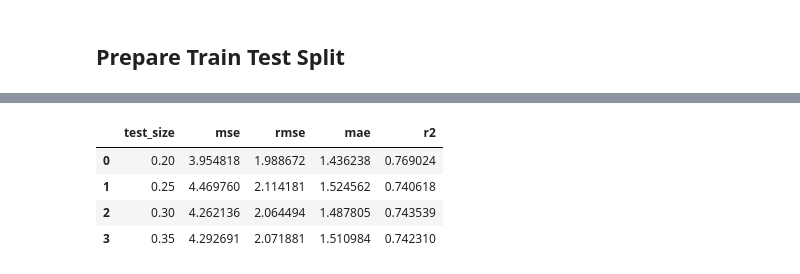
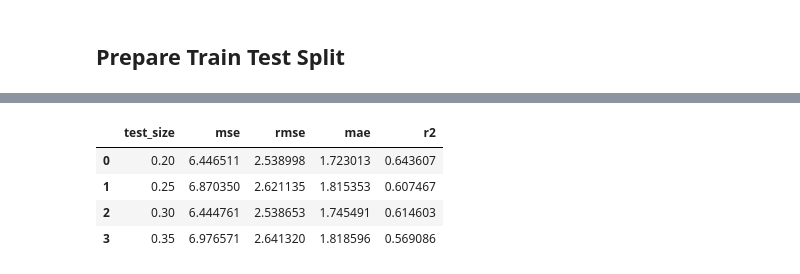
Before and after one commit to roniwahyu/outlier-detection2024, a Jupyter notebook: 01.Dataset-Rofiqul/Ujicoba3-29052024/09_06_0_N2O_Agriculture_TestTraining_IDO.ipynb, the cells around one changed output, grey strips where cells are left out. Saved outputs shown, nothing was run; the diff lists cells and outputs as text; code cells hidden in the pictures.

```diff
--- a/01.Dataset-Rofiqul/Ujicoba3-29052024/09_06_0_N2O_Agriculture_TestTraining_IDO.ipynb
+++ b/01.Dataset-Rofiqul/Ujicoba3-29052024/09_06_0_N2O_Agriculture_TestTraining_IDO.ipynb
@@ -26,7 +26,8 @@ from scipy.spatial.distance import mahalanobis
 # file_path = 'dataset/agriculture_dataset.csv'
 # file_path = 'dataset/09_05_1_AgricultureOutliersResult_30052024.csv'
 # file_path = 'dataset/09_05_3_0_AgricultureOutliersDetectionResults.csv'
-file_path = 'dataset/09_05_3_2_AgricultureOutliersVotingBasedResult.csv'
+# file_path = 'dataset/09_05_3_2_AgricultureOutliersVotingBasedResult.csv'
+file_path = 'dataset/09_05_4_1_AgricultureOutliers_HardVotingBased_IDO.csv'
 data= pd.read_csv(file_path)
 # %%
 from sklearn.metrics import precision_score, recall_score, f1_score
@@ -202,13 +248,13 @@ R-squared: 0.7435392983181861
 # %%
 # Convert results to a DataFrame
 eval_df = pd.DataFrame(evaluation)
 
 # Save the results to a CSV file
-eval_df.to_csv('dataset/0906_1_xgboost_evaluation_datauji_plain_nooutliers_results.csv', index=False)
+eval_df.to_csv('dataset/0906_1_xgboost_evaluation_datauji_plain_nooutliers_results_IDO.csv', index=False)
 eval_df
 # %% [output]
 |  | test_size | mse | rmse | mae | r2 |
-| 0 | 0.20 | 3.954818 | 1.988672 | 1.436238 | 0.769024 |
-| 1 | 0.25 | 4.469760 | 2.114181 | 1.524562 | 0.740618 |
-| 2 | 0.30 | 4.262136 | 2.064494 | 1.487805 | 0.743539 |
-| 3 | 0.35 | 4.292691 | 2.071881 | 1.510984 | 0.742310 |
+| 0 | 0.20 | 6.446511 | 2.538998 | 1.723013 | 0.643607 |
+| 1 | 0.25 | 6.870350 | 2.621135 | 1.815353 | 0.607467 |
+| 2 | 0.30 | 6.444761 | 2.538653 | 1.745491 | 0.614603 |
+| 3 | 0.35 | 6.976571 | 2.641320 | 1.818596 | 0.569086 |
```
Also changed, not shown: parts of 5 cells of this notebook, 19 other files.
